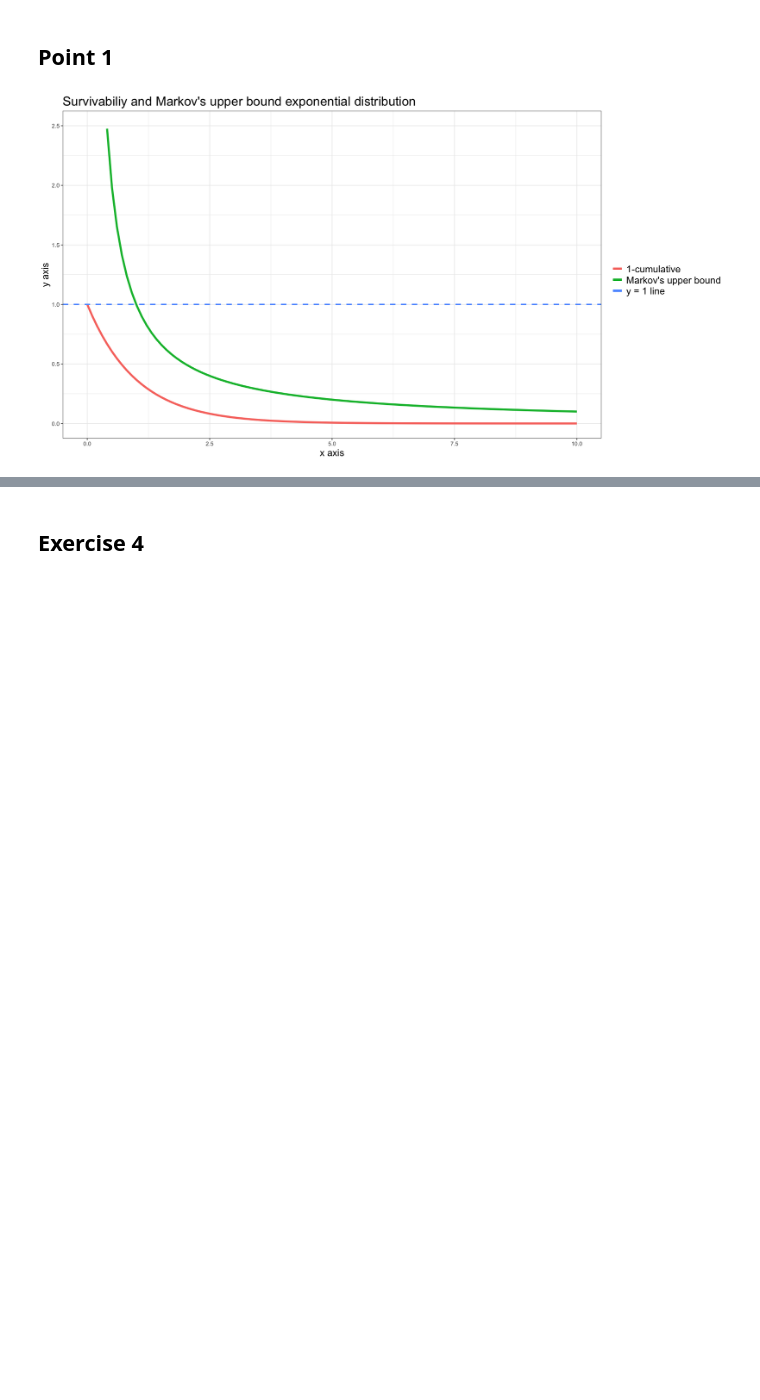
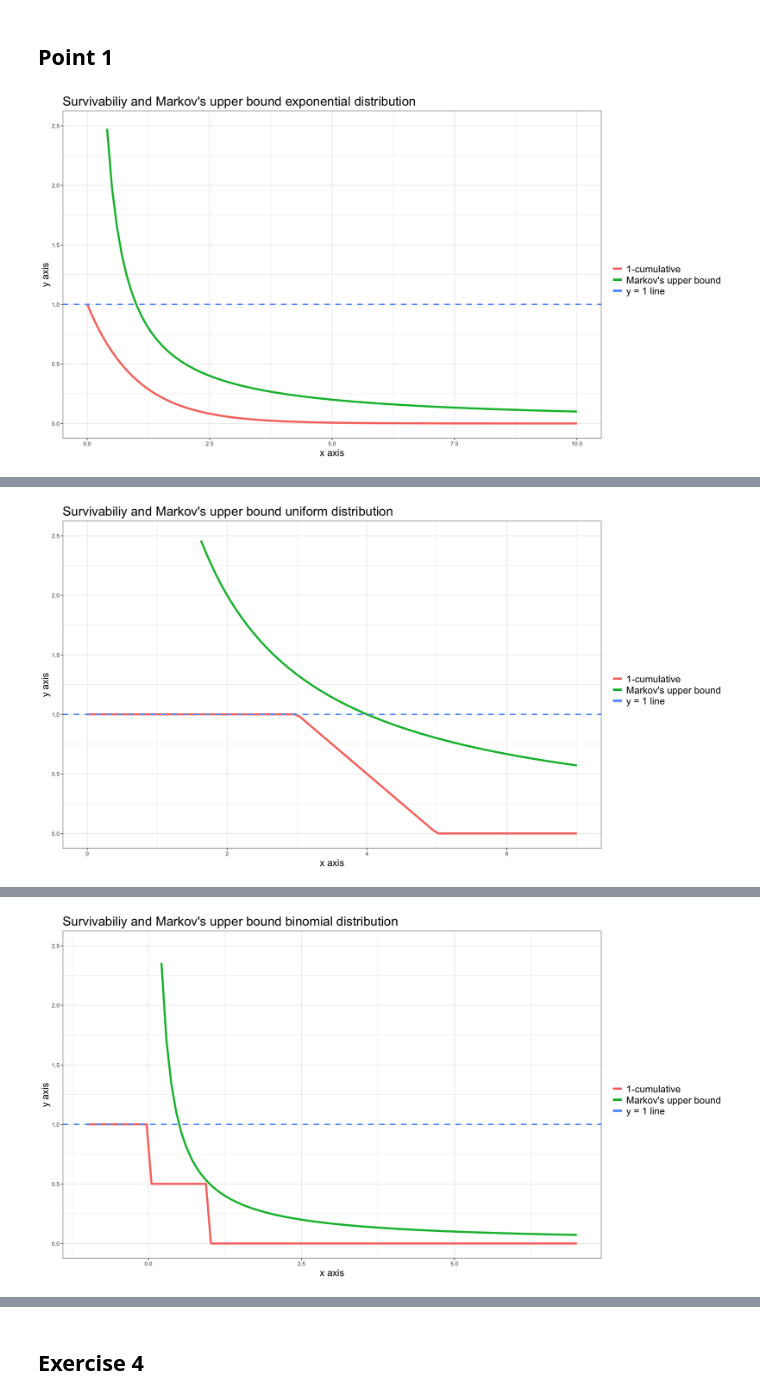
Before and after one commit to tommasoamico/R_statistics_exercises, a Jupyter notebook: exercises_3.ipynb, the cells around one changed output, grey strips where cells are left out. Cells and saved outputs as stored; diff of their text form; code cells hidden in the pictures; blank space fills up the shorter version.

```diff
--- a/exercises_3.ipynb
+++ b/exercises_3.ipynb
@@ -91,24 +91,53 @@ pdf_plot
 # %% [markdown]
 ## Point 1
 # %%
-x_axis <- seq(0, 10, length=100)
-rate=1
-y <- pexp(q=x_axis, rate = rate, lower.tail=FALSE)
-exp_plot <- ggplot() +
-            geom_line(aes(x=x_axis, y = y, color='1-cumulative') , lwd=1.5)+
-            geom_line(aes(x=x_axis, y=1/(rate*x_axis), color='Markov\'s upper bound'), lwd=1.5) +
-            theme_bw() +
-            labs(color='') +
-            theme(legend.text=element_text(size=15)) +
-            ggtitle('Survivabiliy and Markov\'s upper bound exponential distribution') +
-            xlab('x axis') +
-            ylab('y axis') +
-            theme(plot.title = element_text(size=20)) +
-            theme(axis.title = element_text(size=15)) +
-            geom_hline(aes(yintercept=1, color='y = 1 line'), linetype='dashed', size=1) +
-            ylim(0, 2.5)
+#Function for Markov's bound plotting
+markov_bound <- function(x_axis, y, exp_value, distr_name){
+        plot <- ggplot() +
+        geom_line(aes(x=x_axis, y = y, color='1-cumulative') , lwd=1.5)+
+        geom_line(aes(x=x_axis, y=exp_value/(x_axis), color='Markov\'s upper bound'), lwd=1.5) +
+        theme_bw() +
+        labs(color='') +
+        theme(legend.text=element_text(size=15)) +
+        ggtitle(sprintf('Survivabiliy and Markov\'s upper bound %s distribution', distr_name)) +
+        xlab('x axis') +
+        ylab('y axis') +
+        theme(plot.title = element_text(size=20)) +
+        theme(axis.title = element_text(size=15)) +
+        geom_hline(aes(yintercept=1, color='y = 1 line'), linetype='dashed', size=1) +
+        ylim(0, 2.5)
 
-
-exp_plot
+    return(plot)
+}
-# %% [output]
-[figure, removed]
+# %%
+x_axis <- seq(0, 10, length=100)
+y <- pexp(q=x_axis, rate = 1, lower.tail=FALSE)
+
+markov_bound(x_axis=x_axis, y=y, exp_value = 1, distr_name='exponential')
+
+x_axis <- seq(0, 7, length=100)
+rate <- 1
+min <- 3
+max <- 5
+y <- punif(q=x_axis, min, max, lower.tail=FALSE)
+
+markov_bound(x_axis=x_axis, y=y, exp_value = (max+min)/2, distr_name='uniform')
+
+
+x_axis <- seq(-1, 7, length=100)
+trials <- 1
+prob <- 1/2
+y <- pbinom(q=x_axis, size = trials, prob = prob, lower.tail=FALSE)
+
+markov_bound(x_axis=x_axis, y=y, exp_value = (trials*prob), distr_name='binomial')
+
+
+
+
+x_axis <- seq(-1, 7, length=100)
+lambda <- 1
+y <- ppois(q=x_axis, lambda = lambda, lower.tail=FALSE)
+
+markov_bound(x_axis=x_axis, y=y, exp_value = lambda, distr_name='poisson')
+# %% [output]
+[figure, added]
@@ -114,0 +146 @@ exp_plot
+[figure, added]
@@ -114,0 +149 @@ exp_plot
+[figure, added]
```
Also changed, not shown: parts of 12 cells of this notebook, 2 other files.
